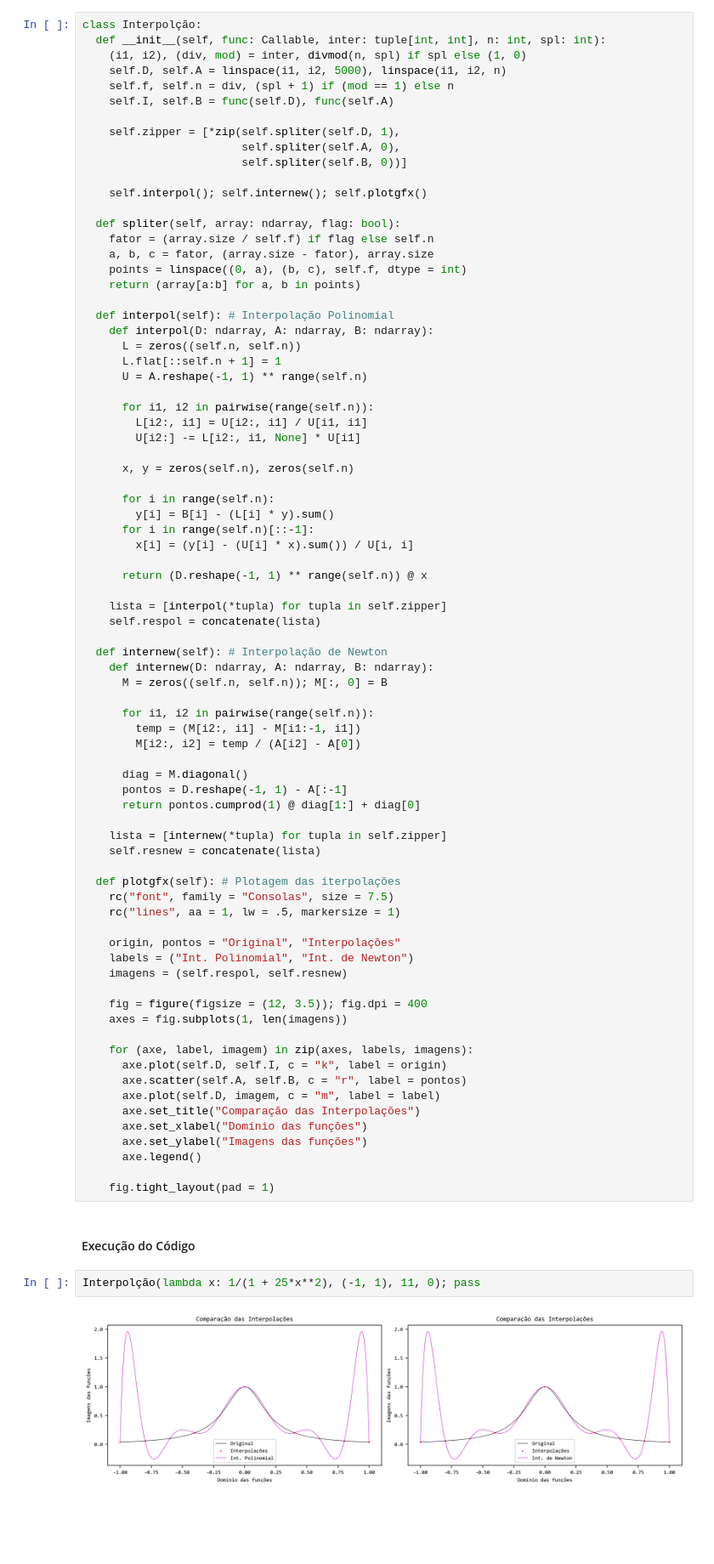
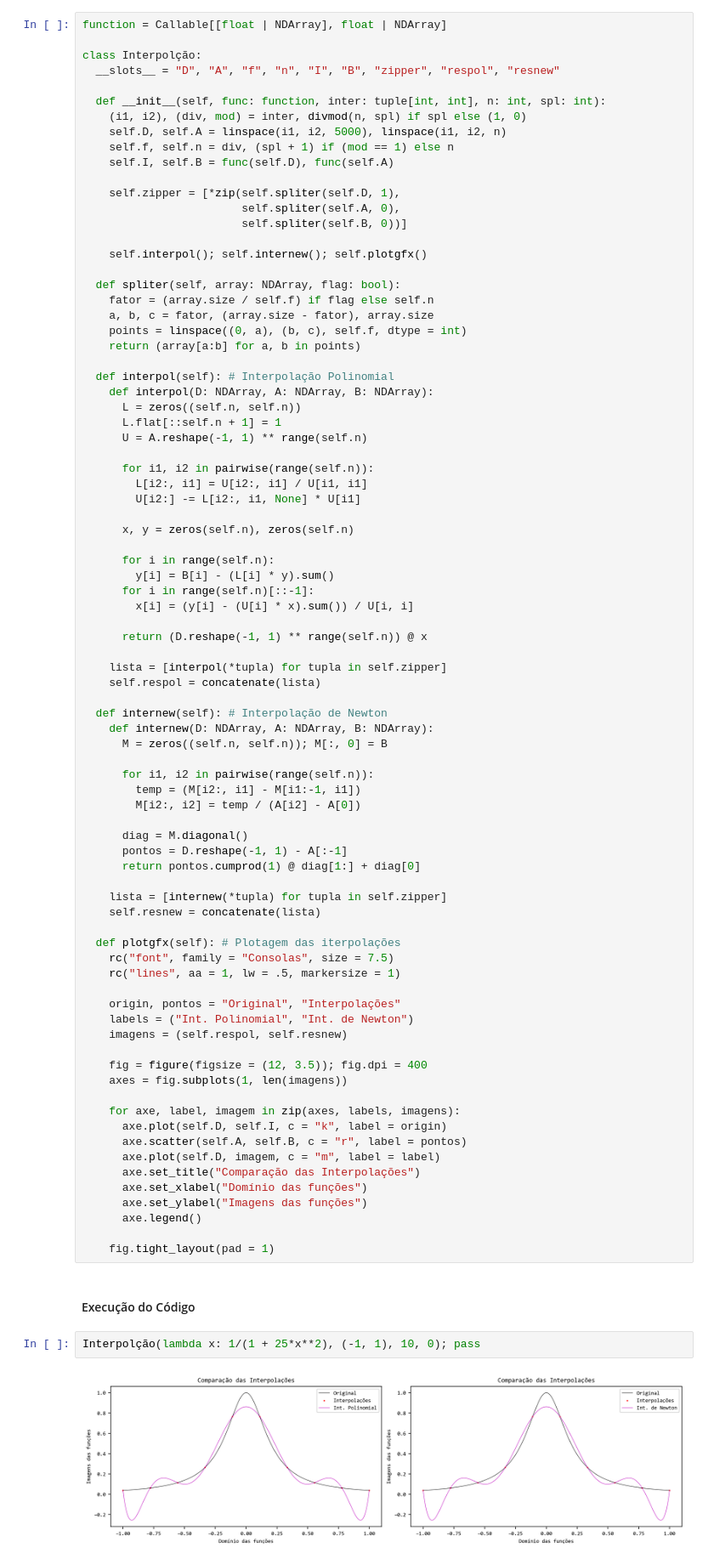
Before and after one commit to keanusales/MatComp, a Jupyter notebook: aula 11, 12 e 13/algoritmo.ipynb, the cells around one changed output. Shown at 85% size. Drawn from its saved outputs; the diff is of its cells as text; blank space fills up the shorter version.

```diff
--- a/aula 11, 12 e 13/algoritmo.ipynb
+++ b/aula 11, 12 e 13/algoritmo.ipynb
@@ -11,8 +11,12 @@ from numpy import ndarray
 # %% [markdown]
 #### Classe Interpolação
 # %%
+function = Callable[[float | NDArray], float | NDArray]
+
 class Interpolção:
-  def __init__(self, func: Callable, inter: tuple[int, int], n: int, spl: int):
+  __slots__ = "D", "A", "f", "n", "I", "B", "zipper", "respol", "resnew"
+
+  def __init__(self, func: function, inter: tuple[int, int], n: int, spl: int):
     (i1, i2), (div, mod) = inter, divmod(n, spl) if spl else (1, 0)
     self.D, self.A = linspace(i1, i2, 5000), linspace(i1, i2, n)
     self.f, self.n = div, (spl + 1) if (mod == 1) else n
@@ -24,14 +28,14 @@ class Interpolção:
 
     self.interpol(); self.internew(); self.plotgfx()
 
-  def spliter(self, array: ndarray, flag: bool):
+  def spliter(self, array: NDArray, flag: bool):
     fator = (array.size / self.f) if flag else self.n
     a, b, c = fator, (array.size - fator), array.size
     points = linspace((0, a), (b, c), self.f, dtype = int)
     return (array[a:b] for a, b in points)
 
   def interpol(self): # Interpolação Polinomial
-    def interpol(D: ndarray, A: ndarray, B: ndarray):
+    def interpol(D: NDArray, A: NDArray, B: NDArray):
       L = zeros((self.n, self.n))
       L.flat[::self.n + 1] = 1
       U = A.reshape(-1, 1) ** range(self.n)
@@ -53,7 +57,7 @@ class Interpolção:
     self.respol = concatenate(lista)
 
   def internew(self): # Interpolação de Newton
-    def internew(D: ndarray, A: ndarray, B: ndarray):
+    def internew(D: NDArray, A: NDArray, B: NDArray):
       M = zeros((self.n, self.n)); M[:, 0] = B
 
       for i1, i2 in pairwise(range(self.n)):
@@ -78,7 +82,7 @@ class Interpolção:
     fig = figure(figsize = (12, 3.5)); fig.dpi = 400
     axes = fig.subplots(1, len(imagens))
 
-    for (axe, label, imagem) in zip(axes, labels, imagens):
+    for axe, label, imagem in zip(axes, labels, imagens):
       axe.plot(self.D, self.I, c = "k", label = origin)
       axe.scatter(self.A, self.B, c = "r", label = pontos)
       axe.plot(self.D, imagem, c = "m", label = label)
@@ -91,7 +95,7 @@ class Interpolção:
 # %% [markdown]
 #### Execução do Código
 # %%
-Interpolção(lambda x: 1/(1 + 25*x**2), (-1, 1), 11, 0); pass
+Interpolção(lambda x: 1/(1 + 25*x**2), (-1, 1), 10, 0); pass
 # %% [output]
-[figure, old version]
+[figure, new version]
 # %%
```
Also changed, not shown: parts of 2 cells of this notebook.
